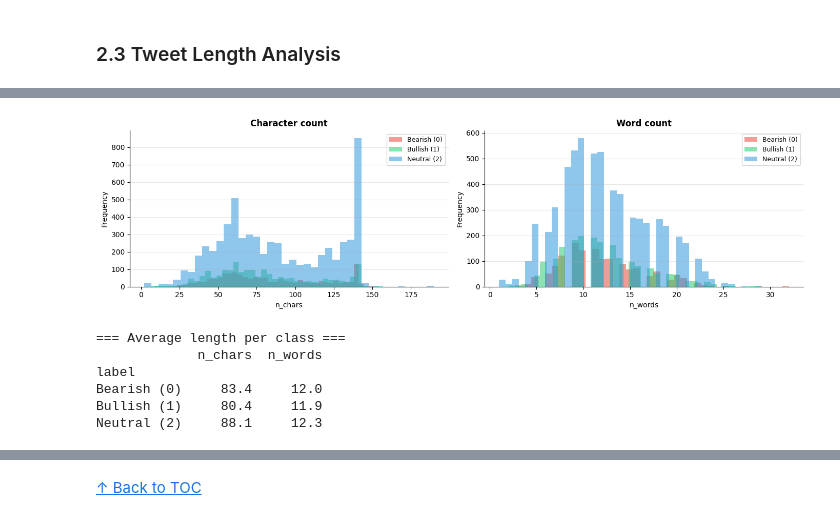
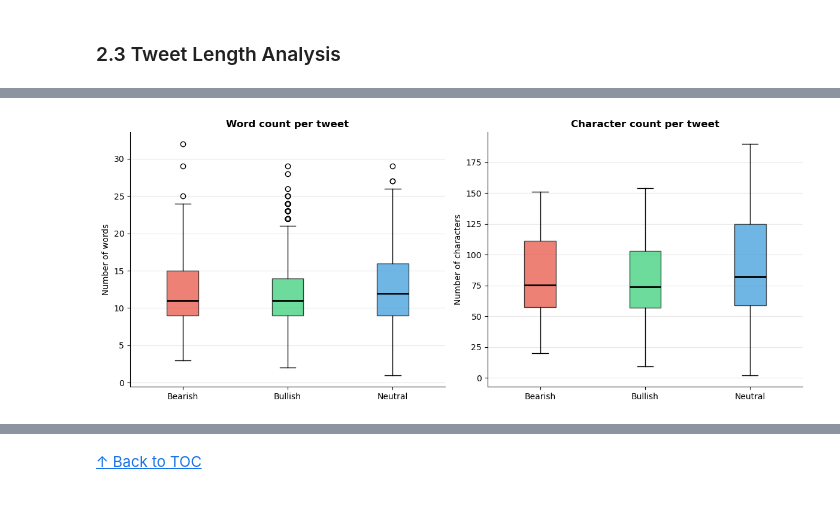
Before and after one commit to rodbarretoteixeira/Text_Mining, a Jupyter notebook: projeto/tm_tests_xx.ipynb, the cells around one changed output, grey strips where cells are left out. Drawn from its saved outputs; the diff is of its cells as text; code cells hidden in the pictures.

Commit message:
adicionado as coisas da mónica no tm_test

```diff
--- a/projeto/tm_tests_xx.ipynb
+++ b/projeto/tm_tests_xx.ipynb
@@ -252,22 +255,63 @@ Baseline (majority class): 64.7% — any model should beat this value.
 # %%
-df['n_chars']  = df['text'].str.len()
-df['n_words']  = df['text'].str.split().str.len()
-df['n_tokens'] = df['text'].apply(lambda x: len(word_tokenize(str(x))))
+# Compute length features for each tweet
+df["n_words"] = df["text"].str.split().str.len()
+df["n_chars"] = df["text"].str.len()
 
-print('=== Length statistics ===')
-print(df[['n_chars','n_words']].describe().round(1))
+# Boxplots by sentiment class
+fig, axes = plt.subplots(1, 2, figsize=(12, 5))
 
-fig, axes = plt.subplots(1, 2, figsize=(14, 4))
-for metric, ax, title in [('n_chars', axes[0], 'Character count'), ('n_words', axes[1], 'Word count')]:
-    for lbl in [0,1,2]:
-        ax.hist(df[df['label']==lbl][metric], bins=40, alpha=0.55,
-                color=CLASS_COLORS[lbl], label=CLASS_NAMES[lbl], edgecolor='none')
-    ax.set_title(title, fontsize=12, fontweight='bold')
-    ax.set_xlabel(metric); ax.set_ylabel('Frequency')
-    ax.legend(fontsize=9); ax.grid(axis='y', alpha=0.3)
-    ax.spines[['top','right']].set_visible(False)
+for metric, ax, title, ylabel in [
+    ("n_words", axes[0], "Word count per tweet", "Number of words"),
+    ("n_chars", axes[1], "Character count per tweet", "Number of characters")
+]:
+    data = [
+        df[df["label"] == lbl][metric].values
+        for lbl in [0, 1, 2]
+    ]
+
+    bp = ax.boxplot(
+        data,
+        patch_artist=True,
+        medianprops={"color": "black", "linewidth": 2}
+    )
+
+    for patch, lbl in zip(bp["boxes"], [0, 1, 2]):
+        patch.set_facecolor(CLASS_COLORS[lbl])
+        patch.set_alpha(0.7)
+
+    ax.set_xticklabels(["Bearish", "Bullish", "Neutral"], fontsize=10)
+    ax.set_title(title, fontsize=12, fontweight="bold")
+    ax.set_ylabel(ylabel)
+    ax.grid(axis="y", alpha=0.3)
+    ax.spines[["top", "right"]].set_visible(False)
+
 plt.tight_layout()
 plt.show()
-print('\n=== Average length per class ===')
-print(df.groupby('label')[['n_chars','n_words']].mean().round(1).rename(index=CLASS_NAMES))
+
+# Kruskal-Wallis tests for length differences across classes
+word_groups = [
+    df[df["label"] == lbl]["n_words"]
+    for lbl in [0, 1, 2]
+]
+
+char_groups = [
+    df[df["label"] == lbl]["n_chars"]
+    for lbl in [0, 1, 2]
+]
+
+stat_words, p_words = stats.kruskal(*word_groups)
+stat_chars, p_chars = stats.kruskal(*char_groups)
+
+print(f"Kruskal-Wallis p-value for word count: {p_words:.4f}")
+print(f"Kruskal-Wallis p-value for character count: {p_chars:.16f}")
+
+# Average length by class
+print("\nAverage length per class:")
+print(
+    df.groupby("label")[["n_words", "n_chars"]]
+    .mean()
+    .round(1)
+    .rename(index=CLASS_NAMES)
+)
 # %% [output]
+[figure, new version]
@@ -284,7 +326,0 @@ max      190.0     32.0
-[figure, old version]
-=== Average length per class ===
-             n_chars  n_words
-label
-Bearish (0)     83.4     12.0
-Bullish (1)     80.4     11.9
-Neutral (2)     88.1     12.3
```
Also changed, not shown: parts of 31 cells of this notebook.
